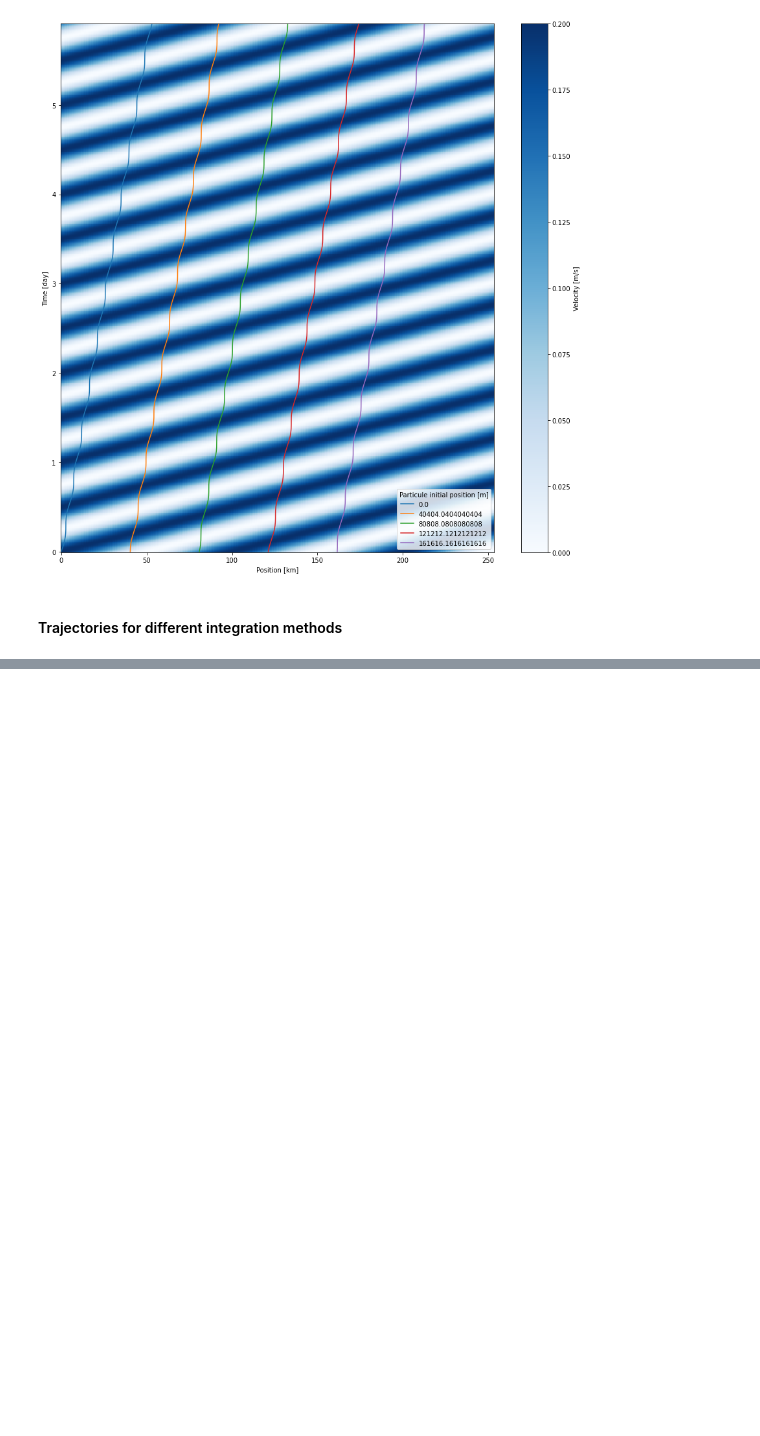
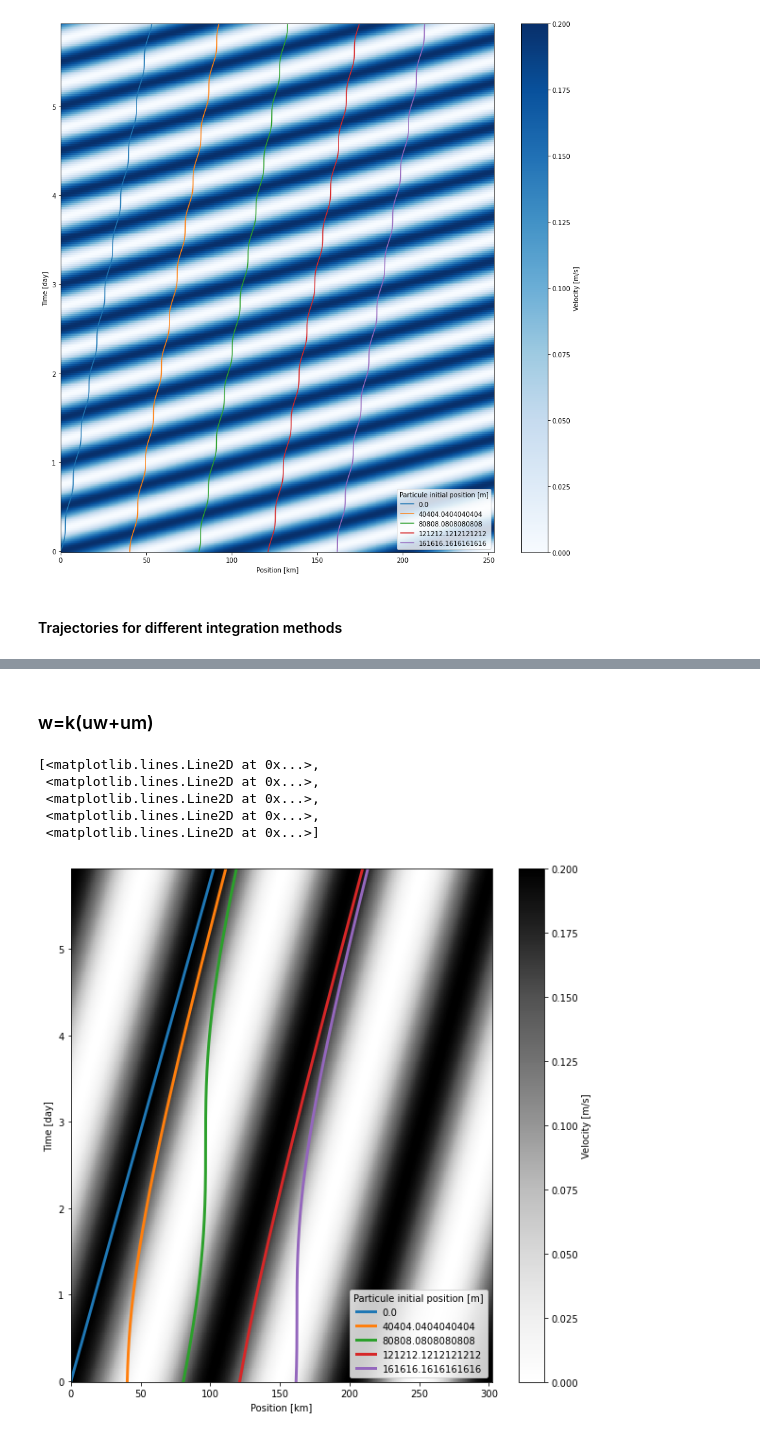
Before and after one commit to margot-demol/stage-m1, a Jupyter notebook: development/test_vel_traj.ipynb, the cells around one changed output, grey strips where cells are left out. Saved outputs shown, nothing was run; the diff lists cells and outputs as text; code cells hidden in the pictures; blank space fills up the shorter version.

```diff
--- a/development/test_vel_traj.ipynb
+++ b/development/test_vel_traj.ipynb
@@ -144,0 +138,14 @@ a["p"].isel(a=slice(0,None,20)).plot(x='otime', hue='a')
+# %% [markdown]
+### w=k(uw+um)
+# %%
+y=sti.SetUp(advected=0)
+y.update_parameters(velocity__w=k2*(um+uw))
+y.velocity_field().plot(y='t',figsize=(10,10), cmap='Greys')
+y["p_km"].isel(a=slice(0,None,20)).plot(y='otime_day',lw=3, hue='a')
+# %% [output]
+[<matplotlib.lines.Line2D at 0x...>,
+ <matplotlib.lines.Line2D at 0x...>,
+ <matplotlib.lines.Line2D at 0x...>,
+ <matplotlib.lines.Line2D at 0x...>,
+ <matplotlib.lines.Line2D at 0x...>]
+[figure, added]
```
Also changed, not shown: parts of 20 cells of this notebook, 2 other files.
